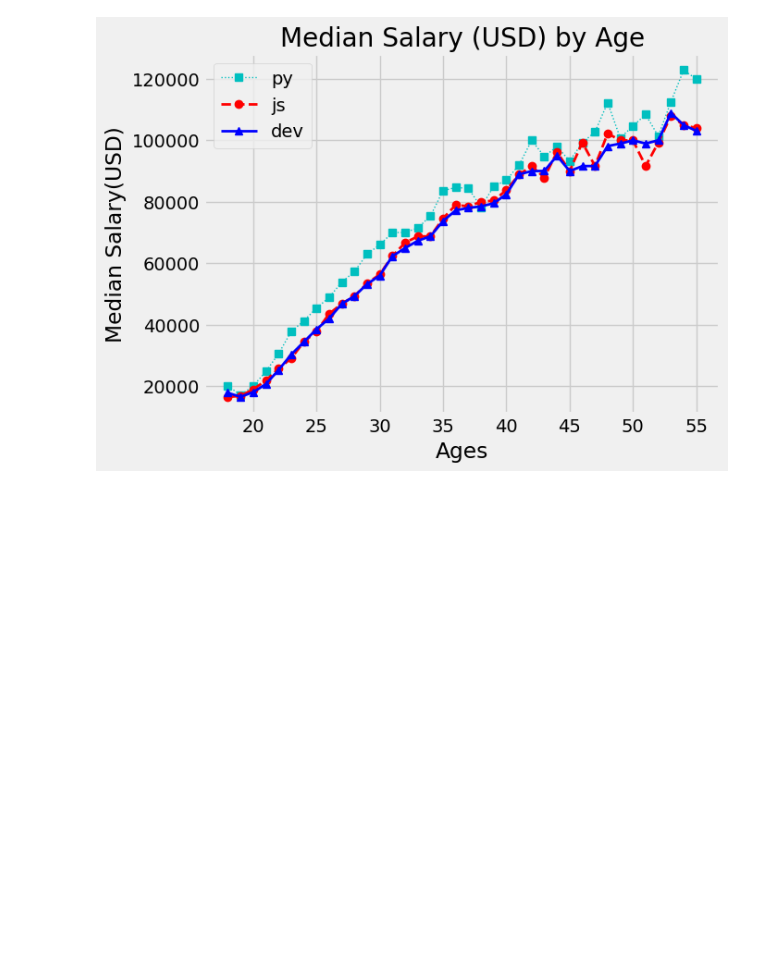
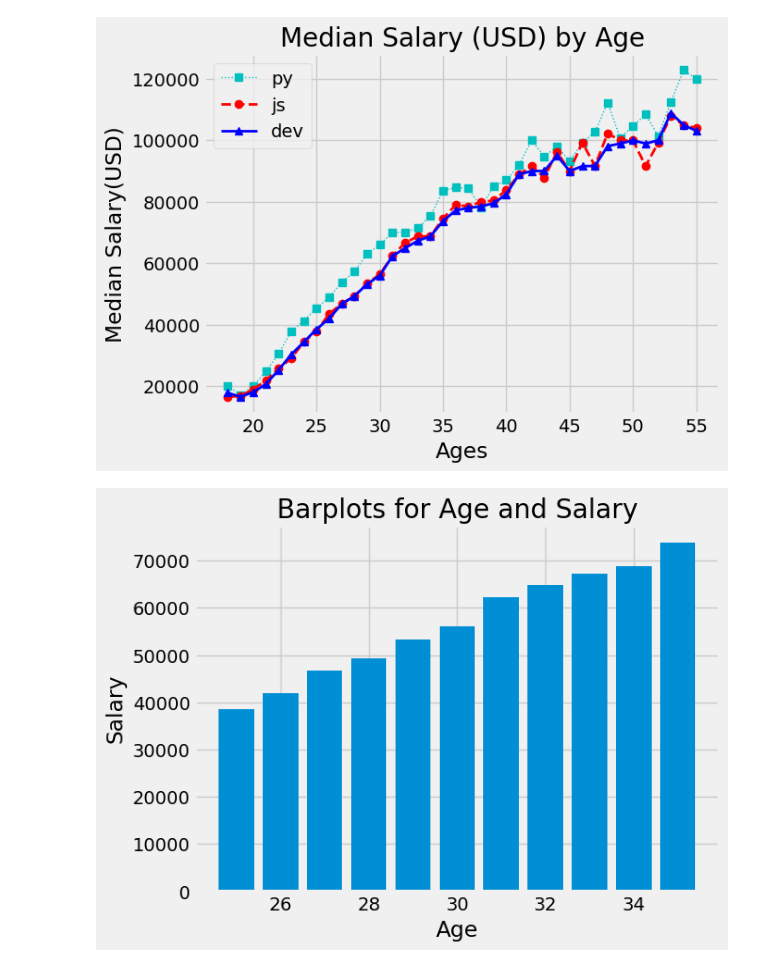
Before and after one commit to XiyueYuan/Data_Analysis, a Jupyter notebook: 04_Matplotlib.ipynb, the cells around one changed output. Saved outputs shown, nothing was run; the diff lists cells and outputs as text; code cells hidden in the pictures; blank space fills up the shorter version.

```diff
--- a/04_Matplotlib.ipynb
+++ b/04_Matplotlib.ipynb
@@ -64,3 +64,14 @@ plt.legend()
 plt.show()
 # %% [output]
 [figure]
+# %%
+dev_x = [25, 26, 27, 28, 29, 30, 31, 32, 33, 34, 35]
+dev_y = [38496, 42000, 46752, 49320, 53200, 56000, 62316, 64928, 67317, 68748, 73752]
+plt.bar(dev_x, dev_y)
+plt.xlabel('Age')
+plt.ylabel('Salary')
+plt.title('Barplots for Age and Salary')
+plt.style.use('fivethirtyeight')
+plt.show()
+# %% [output]
+[figure, added]
```
Also changed, not shown: parts of 1 cell of this notebook, 3 other files.
